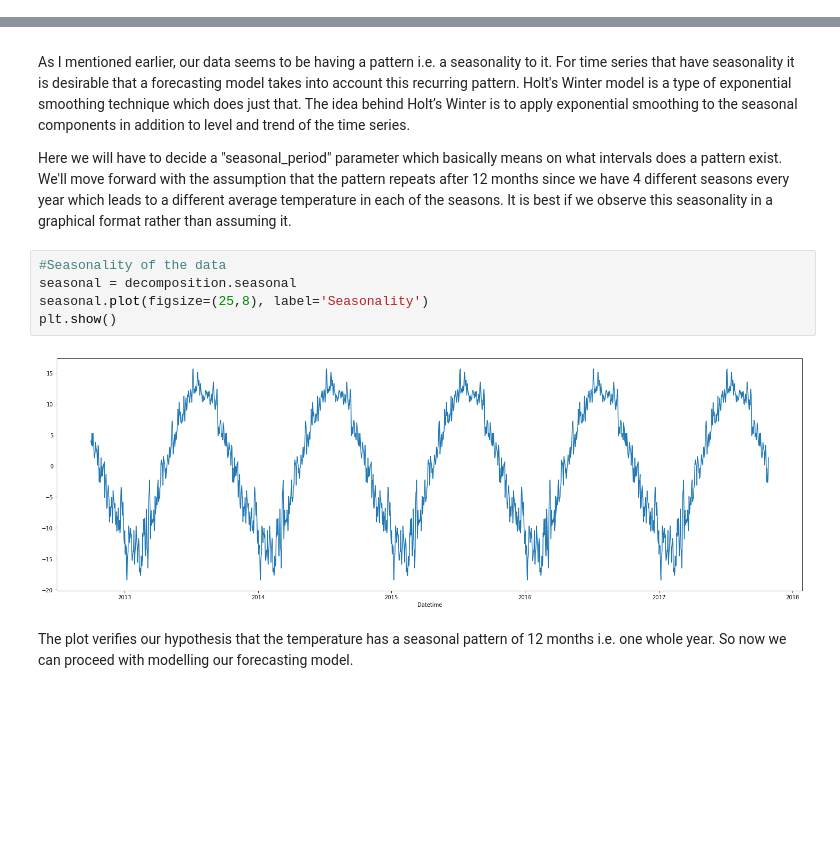
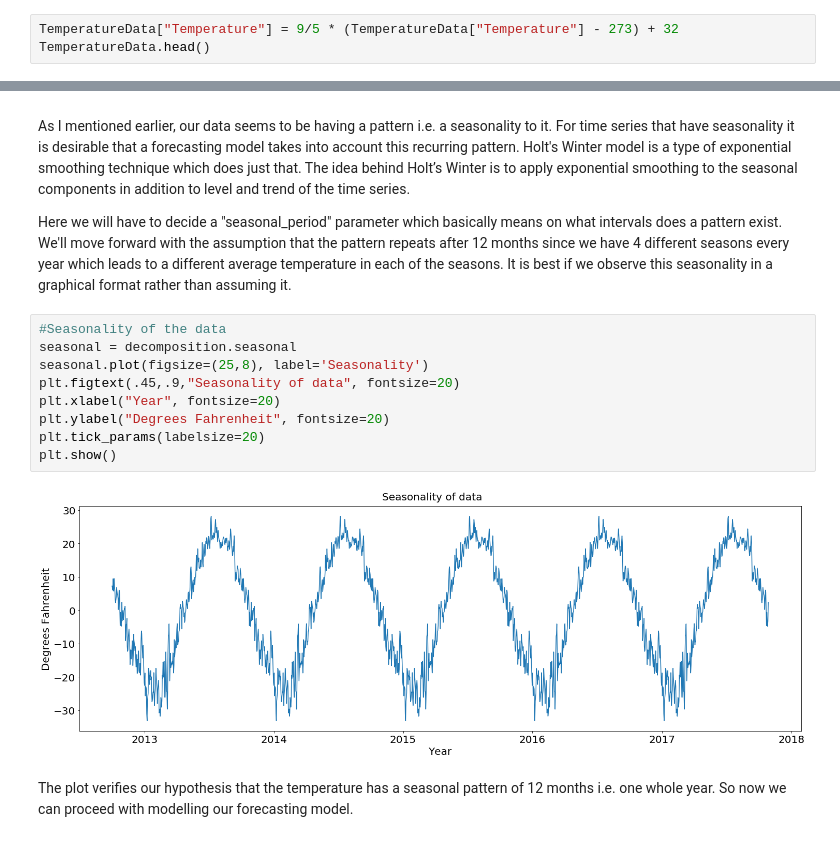
Before and after one commit to ankit19sinha/TemperatureForecasting, a Jupyter notebook: TemperatureForecasting.ipynb, the cells around one changed output, grey strips where cells are left out. Cells and saved outputs as stored; diff of their text form; blank space fills up the shorter version.

```diff
--- a/TemperatureForecasting.ipynb
+++ b/TemperatureForecasting.ipynb
@@ -68,0 +71,3 @@ TemperatureData = pd.DataFrame({'Temperature' : NYCData.groupby("Datetime")["Tem
+# %%
+TemperatureData["Temperature"] = 9/5 * (TemperatureData["Temperature"] - 273) + 32
+TemperatureData.head()
@@ -231,10 +254,14 @@ Here we will have to decide a "seasonal_period" parameter which basically means
 # %%
 #Seasonality of the data
 seasonal = decomposition.seasonal
 seasonal.plot(figsize=(25,8), label='Seasonality')
+plt.figtext(.45,.9,"Seasonality of data", fontsize=20)
+plt.xlabel("Year", fontsize=20)
+plt.ylabel("Degrees Fahrenheit", fontsize=20)
+plt.tick_params(labelsize=20)
 plt.show()
 # %% [output]
-[figure, old version]
+[figure, new version]
 # %% [markdown]
 The plot verifies our hypothesis that the temperature has a seasonal pattern of 12 months i.e. one whole year. So now we can proceed with modelling our forecasting model.
 # %%
```
Also changed, not shown: parts of 19 cells of this notebook.
